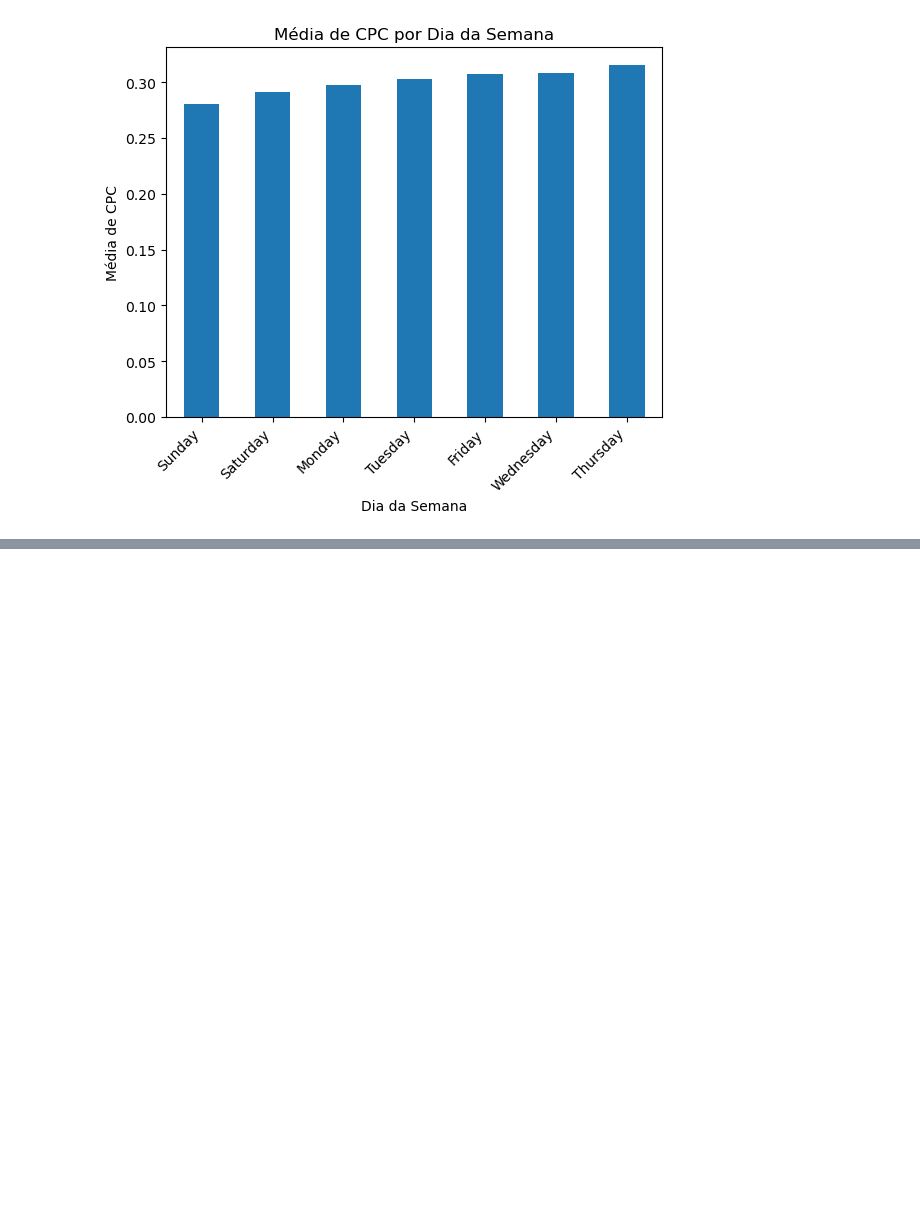
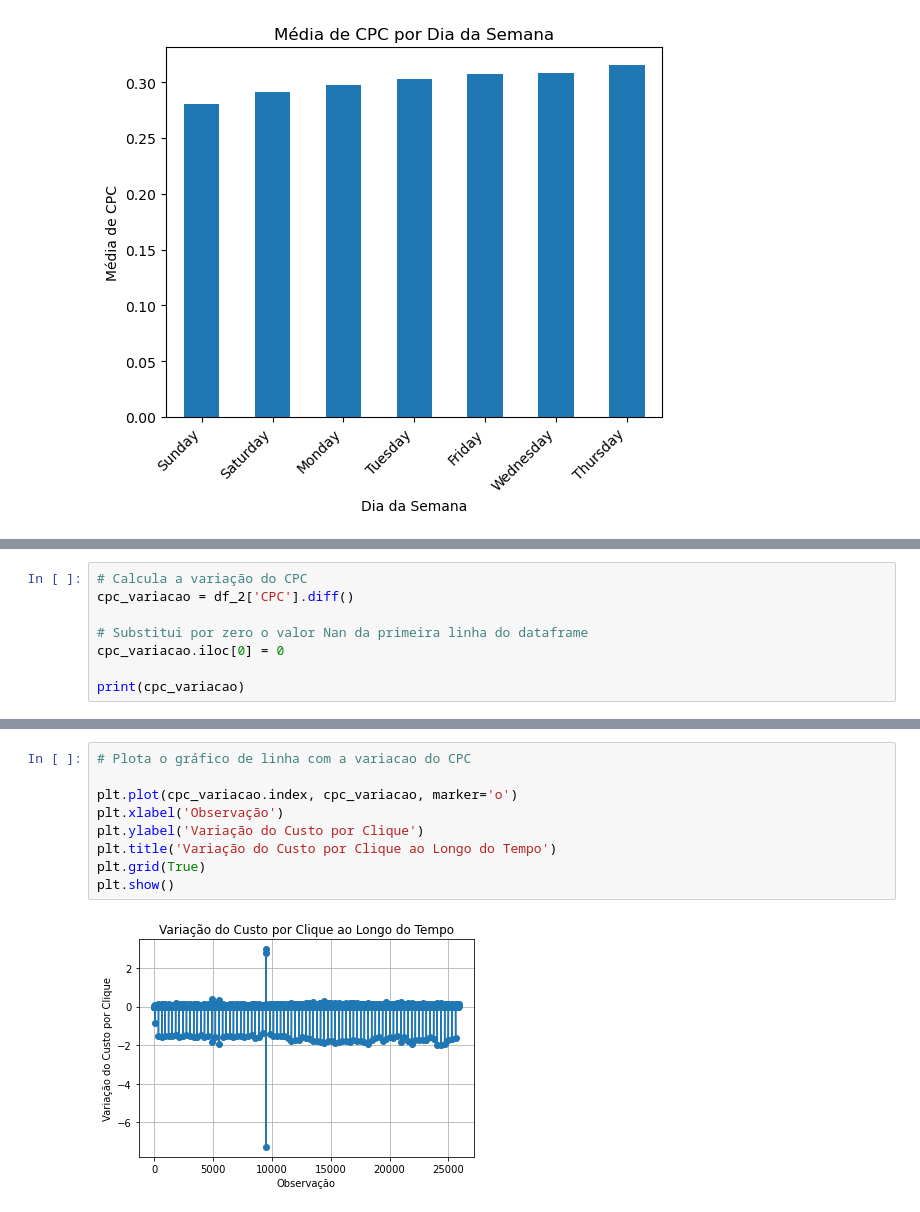
Before and after one commit to Sirius-146/projetoV_ifoodtech, a Jupyter notebook: projeto_ifoodtechV.ipynb, the cells around one changed output, grey strips where cells are left out. Saved outputs shown, nothing was run; the diff lists cells and outputs as text; blank space fills up the shorter version.

```diff
--- a/projeto_ifoodtechV.ipynb
+++ b/projeto_ifoodtechV.ipynb
@@ -618,0 +697,8 @@ plt.show()
+# %%
+# Calcula a variação do CPC
+cpc_variacao = df_2['CPC'].diff()
+
+# Substitui por zero o valor Nan da primeira linha do dataframe
+cpc_variacao.iloc[0] = 0
+
+print(cpc_variacao)
@@ -618,0 +718,11 @@ plt.show()
+# %%
+# Plota o gráfico de linha com a variacao do CPC
+
+plt.plot(cpc_variacao.index, cpc_variacao, marker='o')
+plt.xlabel('Observação')
+plt.ylabel('Variação do Custo por Clique')
+plt.title('Variação do Custo por Clique ao Longo do Tempo')
+plt.grid(True)
+plt.show()
+# %% [output]
+[figure, added]
```
Also changed, not shown: parts of 16 cells of this notebook.
